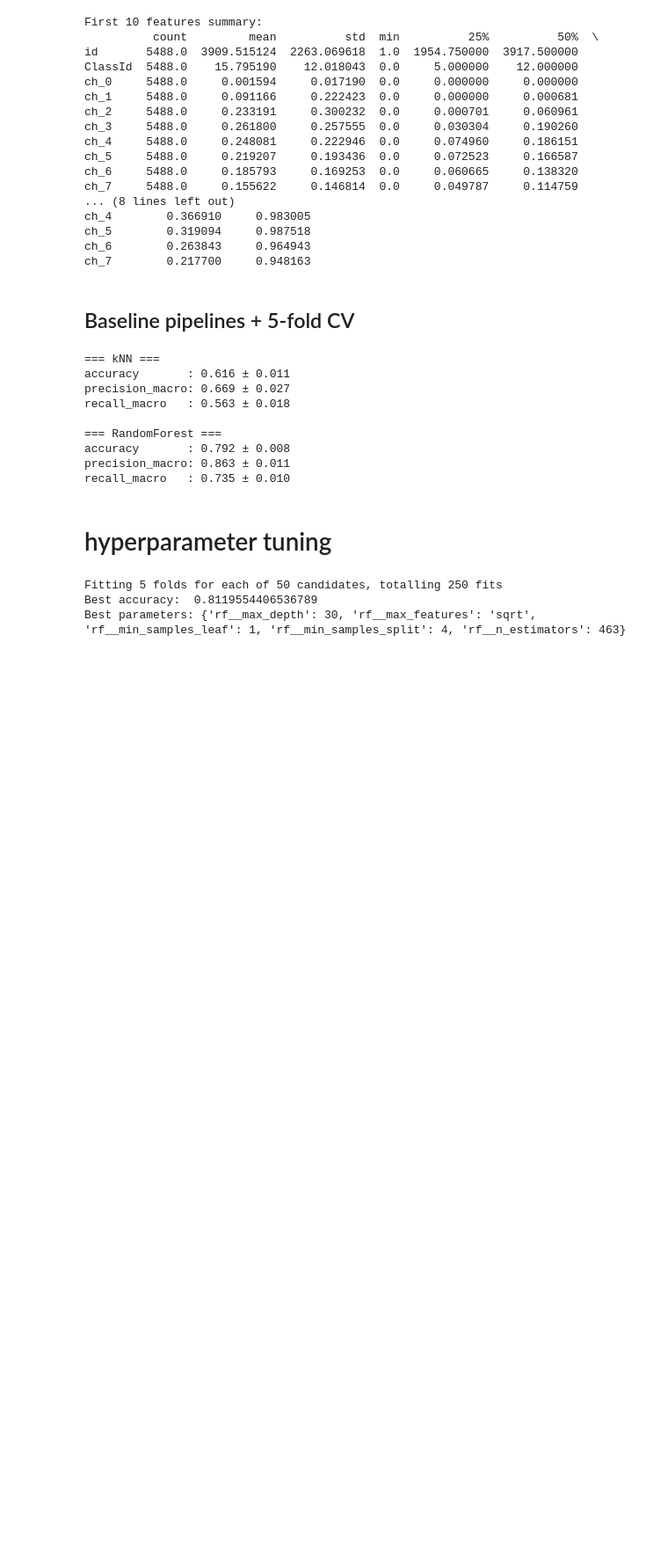
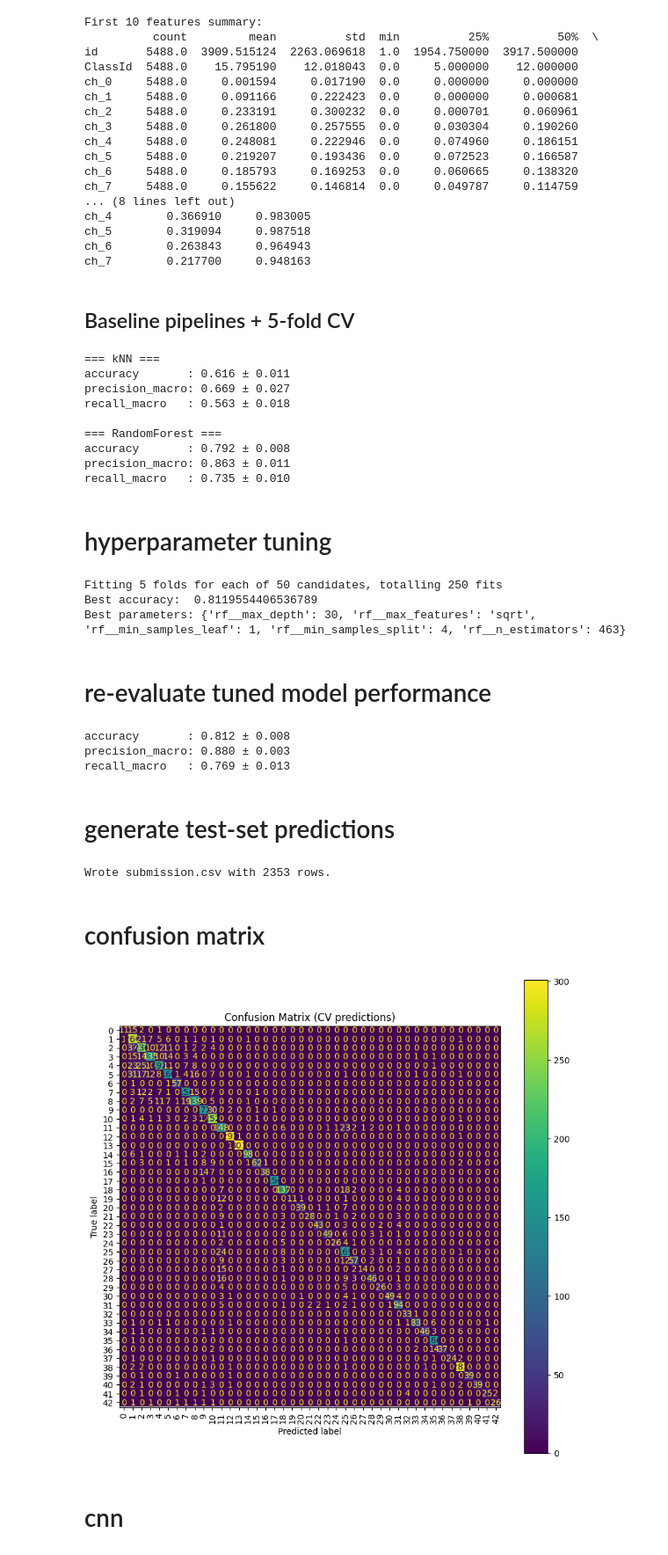
Before and after one commit to zuhairmob/COMP30027-A2, a Jupyter notebook: COMP30027_2025_asst2.ipynb, the cells around one changed output. Shown at 88% size. Saved outputs shown, nothing was run; the diff lists cells and outputs as text; code cells hidden in the pictures; blank space fills up the shorter version.

```diff
--- a/COMP30027_2025_asst2.ipynb
+++ b/COMP30027_2025_asst2.ipynb
@@ -251,3 +251,78 @@ print("Best parameters:", rs.best_params_)
 Fitting 5 folds for each of 50 candidates, totalling 250 fits
 Best accuracy:  0.8119554406536789
 Best parameters: {'rf__max_depth': 30, 'rf__max_features': 'sqrt', 'rf__min_samples_leaf': 1, 'rf__min_samples_split': 4, 'rf__n_estimators': 463}
+# %% [markdown]
+# re-evaluate tuned model performance
+# %%
+# 1. Rebuild the tuned pipeline with the best params
+best_rf = Pipeline([
+    ('scaler', StandardScaler()),
+    ('rf', RandomForestClassifier(
+        n_estimators=463,
+        max_depth=30,
+        max_features='sqrt',
+        min_samples_split=4,
+        min_samples_leaf=1,
+        class_weight='balanced',
+        random_state=42,
+        n_jobs=-1
+    ))
+])
+
+# 2. Fit on all of the training data
+best_rf.fit(X, y)
+
+cv = StratifiedKFold(n_splits=5, shuffle=True, random_state=42)
+scoring = ['accuracy', 'precision_macro', 'recall_macro']
+
+cv_res = cross_validate(best_rf, X, y, cv=cv, scoring=scoring, n_jobs=-1)
+for metric in scoring:
+    mean = cv_res[f'test_{metric}'].mean()
+    std = cv_res[f'test_{metric}'].std()
+    print(f"{metric:15s}: {mean:.3f} ± {std:.3f}")
+# %% [output]
+accuracy       : 0.812 ± 0.008
+precision_macro: 0.880 ± 0.003
+recall_macro   : 0.769 ± 0.013
+# %% [markdown]
+# generate test-set predictions
+# %%
+# X_test features only
+X_test = test_df.drop(['id','image_path', 'ClassId'], axis=1)
+
+# Reorder to match training set columns
+X_test = X_test[X.columns]
+
+# Predict
+test_preds = best_rf.predict(X_test)
+
+# Build submission DataFrame
+submission = pd.DataFrame({
+    'id':      test_df['id'],
+    'ClassId': test_preds
+})
+
+submission.to_csv('submission.csv', index=False)
+print("Wrote submission.csv with", len(submission), "rows.")
+# Submission file should have 2353 rows, matching the test set size
+# %% [output]
+Wrote submission.csv with 2353 rows.
+# %% [markdown]
+# confusion matrix
+# %%
+from sklearn.metrics import confusion_matrix, ConfusionMatrixDisplay
+
+# Run CV predictions
+from sklearn.model_selection import cross_val_predict
+y_pred = cross_val_predict(best_rf, X, y, cv=cv, n_jobs=-1)
+
+cm = confusion_matrix(y, y_pred, labels=best_rf.named_steps['rf'].classes_)
+disp = ConfusionMatrixDisplay(cm, display_labels=best_rf.named_steps['rf'].classes_)
+plt.figure(figsize=(10,10))
+disp.plot(ax=plt.gca(), xticks_rotation='vertical')
+plt.title('Confusion Matrix (CV predictions)')
+plt.show()
+# %% [output]
+[figure, added]
+# %% [markdown]
+# cnn
```
Also changed, not shown: parts of 2 cells of this notebook, 3 other files.
